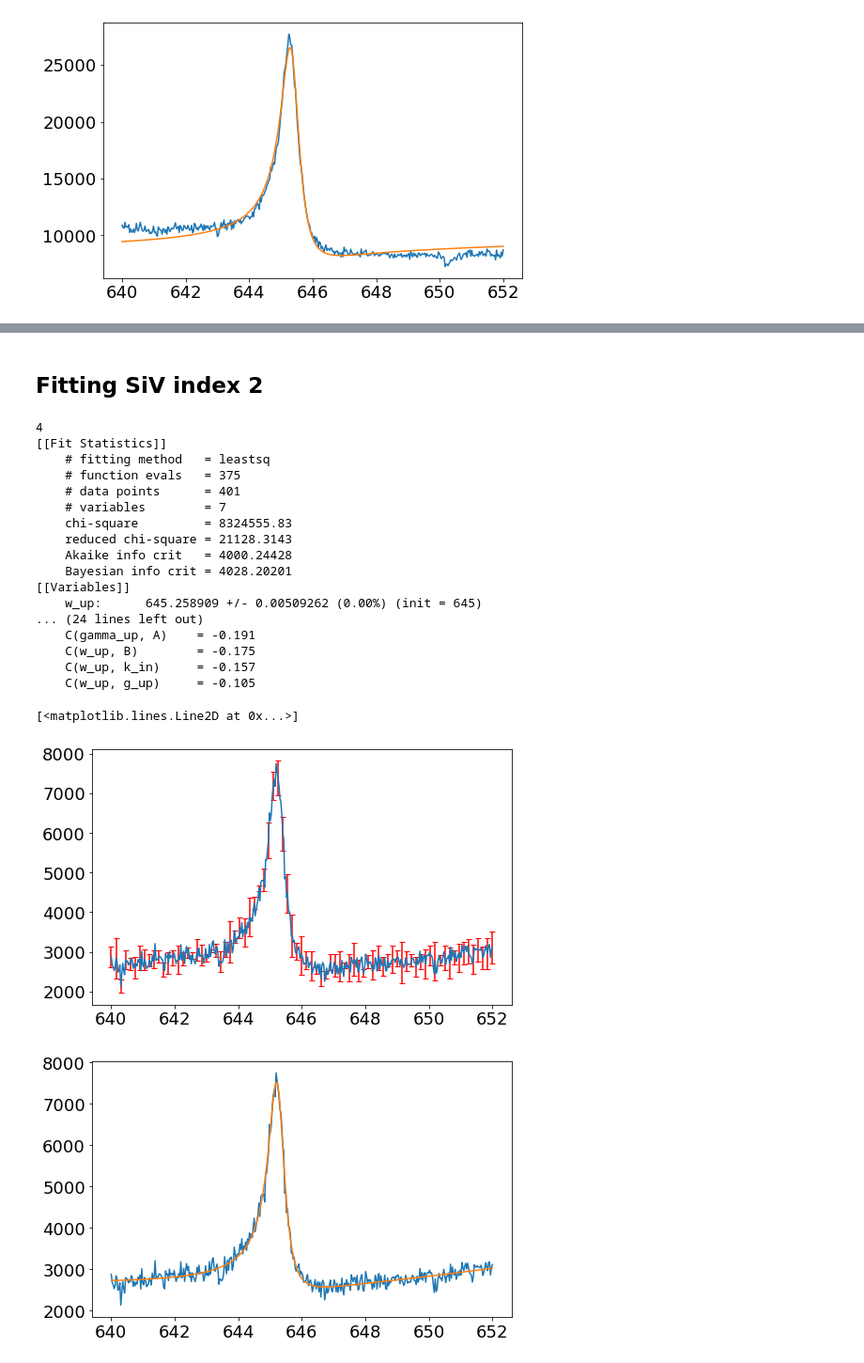
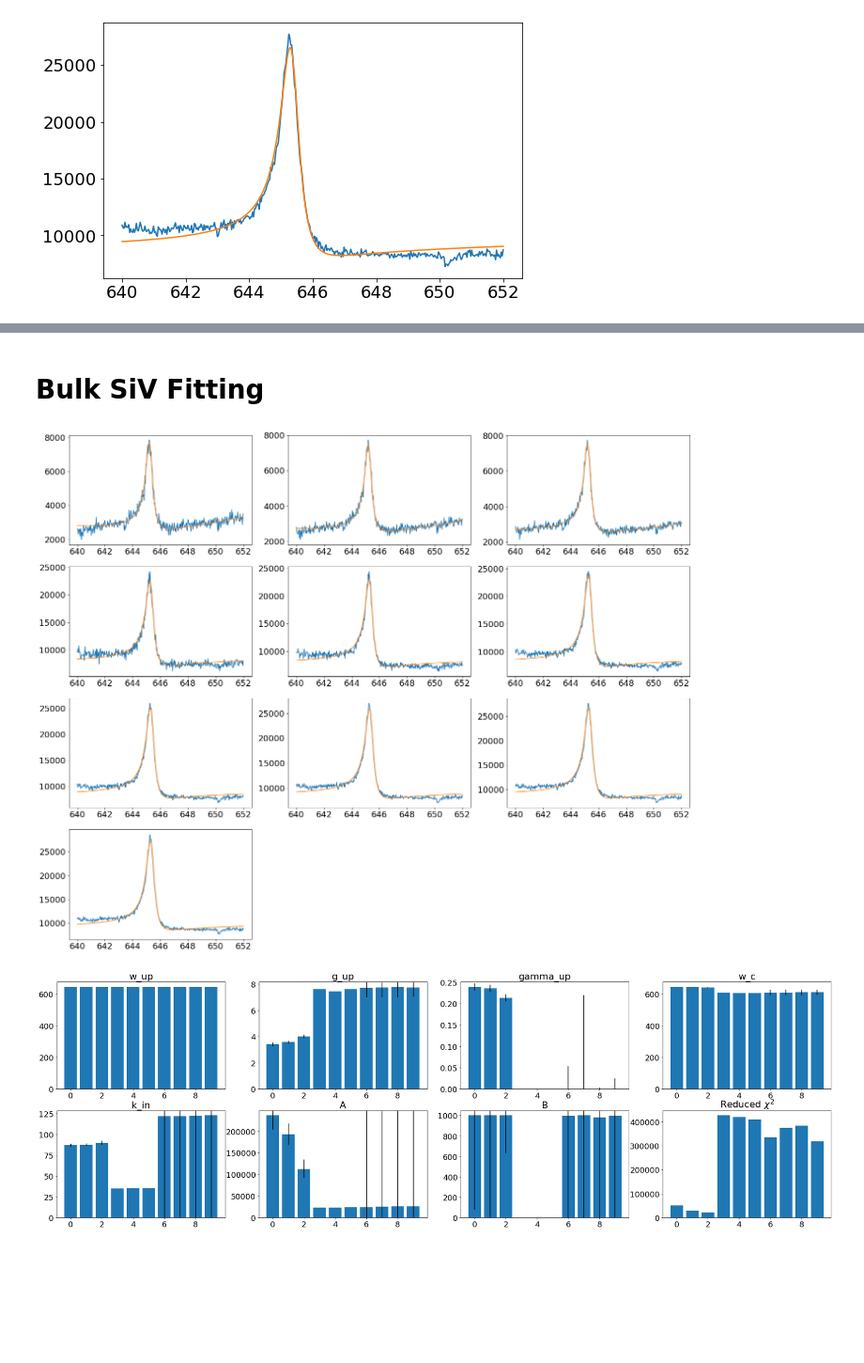
Before and after one commit to huanyanqi/siv-cqed-model, a Jupyter notebook: notebooks/fitting data - 20210324.ipynb, the cells around one changed output, grey strips where cells are left out. Shown at 94% size. Cells and saved outputs as stored; diff of their text form; code cells hidden in the pictures; blank space fills up the shorter version.

```diff
--- a/notebooks/fitting data - 20210324.ipynb
+++ b/notebooks/fitting data - 20210324.ipynb
@@ -454,25 +774,9 @@ plt.plot(siv_freqs, siv_mean + results.residual)
 # %%
-siv_index = 1
-
-siv_data = np.loadtxt(siv_path + siv_files[siv_index])
-if len(siv_data.shape) == 1: siv_data = siv_data.reshape(1, len(siv_data))
-
-# Extract SiV frequency axis
-siv_data_avg = np.loadtxt(siv_path.replace("scans", "avg") + siv_files[siv_index])
-siv_freqs = 1000 * (siv_data_avg[0] - 406)
-
-print(len(siv_data))
-
-siv_mean = np.sum(siv_data, axis=0)/len(siv_data)
-siV_error = np.std(siv_data, axis=0)
-plt.errorbar(siv_freqs, siv_mean, yerr=siV_error, errorevery=5, ecolor="r", capsize=3)
-
-plt.figure()
 params = Parameters()
 params.add_many(
     Parameter('w_up', value=645, min=644, max=646),
     Parameter('g_up', value=5.6, min=1, max=20),
-    Parameter('gamma_up', value=0.1, min=0, max=5),
+    Parameter('gamma_up', value=0.1, vary=False),
     Parameter('w_c', value=715, min=0, max=1000),
     Parameter('k_in', value=100, min=0, max=200),
     Parameter('k_tot', value=159.38, vary=False),
@@ -509,2 +812,2 @@ plt.plot(siv_freqs, siv_mean + results.residual)
-# %% [markdown]
-## Fitting SiV index 2
+# %% [markdown]
+# Bulk SiV Fitting
@@ -511,55 +864,16 @@ plt.plot(siv_freqs, siv_mean + results.residual)
 # %%
-siv_index = 2
-
-siv_data = np.loadtxt(siv_path + siv_files[siv_index])
-if len(siv_data.shape) == 1: siv_data = siv_data.reshape(1, len(siv_data))
-
-# Extract SiV frequency axis
-siv_data_avg = np.loadtxt(siv_path.replace("scans", "avg") + siv_files[siv_index])
-siv_freqs = 1000 * (siv_data_avg[0] - 406)
-
-print(len(siv_data))
-
-siv_mean = np.sum(siv_data, axis=0)/len(siv_data)
-siV_error = np.std(siv_data, axis=0)
-plt.errorbar(siv_freqs, siv_mean, yerr=siV_error, errorevery=5, ecolor="r", capsize=3)
-
-plt.figure()
 params = Parameters()
 params.add_many(
     Parameter('w_up', value=645, min=644, max=646),
     Parameter('g_up', value=5.6, min=1, max=20),
     Parameter('gamma_up', value=0.1, min=0, max=5),
     Parameter('w_c', value=715, min=0, max=1000),
     Parameter('k_in', value=100, min=0, max=200),
     Parameter('k_tot', value=159.38, vary=False),
     Parameter('A', value=6000, min=5000, max=900000),
     Parameter('B', value=0.1, min=0, max=1000),
 )
-
-results = fitter.fit_reflection(params, siv_freqs, siv_mean, fit_func=fitter.single_siv_ref)
-lmfit.report_fit(results)
-
-plt.plot(siv_freqs, siv_mean)
-plt.plot(siv_freqs, siv_mean + results.residual)
+fit_params, fit_params_errors, reduced_chi = bulk_fit_siv(params)
 # %% [output]
-4
-[[Fit Statistics]]
-    # fitting method   = leastsq
-    # function evals   = 375
-    # data points      = 401
-    # variables        = 7
-    chi-square         = 8324555.83
-    reduced chi-square = 21128.3143
-    Akaike info crit   = 4000.24428
-    Bayesian info crit = 4028.20201
-[[Variables]]
-    w_up:      645.258909 +/- 0.00509262 (0.00%) (init = 645)
-... (24 lines left out)
-    C(gamma_up, A)    = -0.191
-    C(w_up, B)        = -0.175
-    C(w_up, k_in)     = -0.157
-    C(w_up, g_up)     = -0.105
-[<matplotlib.lines.Line2D at 0x...>]
-[figure, old version]
+[figure, new version]
-[figure, old version]
+[figure, new version]
```
Also changed, not shown: parts of 27 cells of this notebook.
